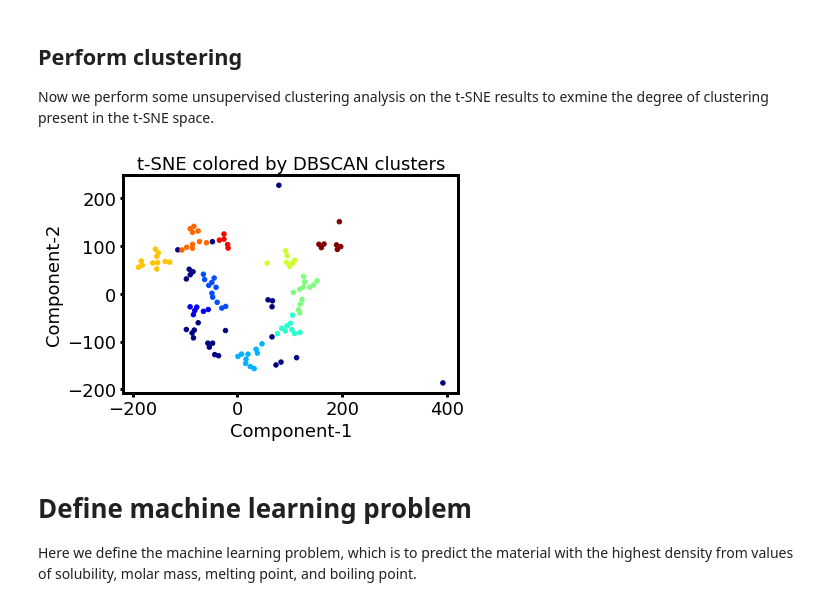
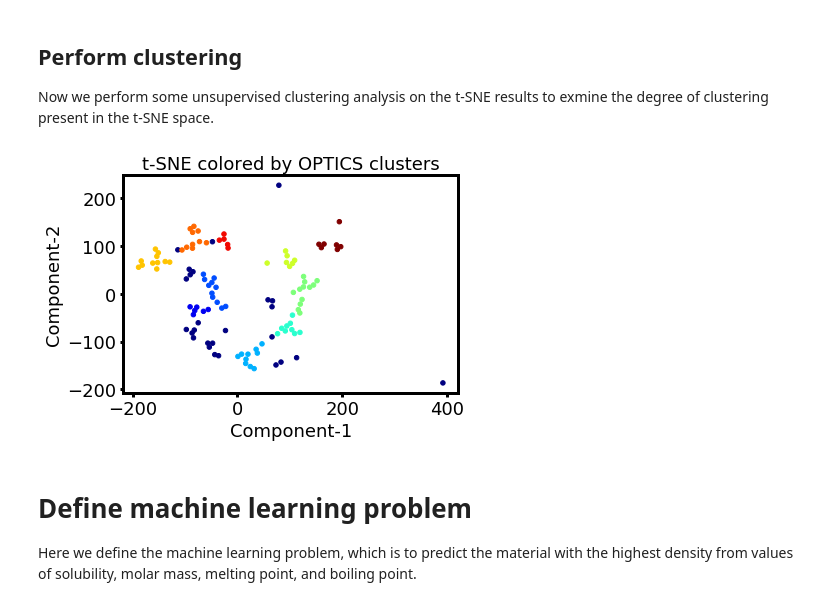
Before and after one commit to ericmuckley/code, a Jupyter notebook: EricMuckley_Citrine_research_scientist_challenge.ipynb, the cells around one changed output. Saved outputs shown, nothing was run; the diff lists cells and outputs as text; code cells hidden in the pictures.

```diff
--- a/EricMuckley_Citrine_research_scientist_challenge.ipynb
+++ b/EricMuckley_Citrine_research_scientist_challenge.ipynb
@@ -226,14 +226,14 @@ to exmine the degree of clustering present in the t-SNE space.
 # %%
 # perform clustering
 clusters = OPTICS().fit(tsne)
 
 # plot tsne color-coded by cluster
 plt.scatter(tsne[:, 0], tsne[:, 1], s=20, c=clusters.labels_, cmap='jet')
 plot_setup(labels=['Component-1', 'Component-2'],
-        title='t-SNE colored by DBSCAN clusters', legend=False)
+        title='t-SNE colored by OPTICS clusters', legend=False)
 plt.show()
 # %% [output]
-[figure, old version]
+[figure, new version]
 # %% [markdown]
 # Define machine learning problem
 
```
Also changed, not shown: parts of 7 cells of this notebook.
